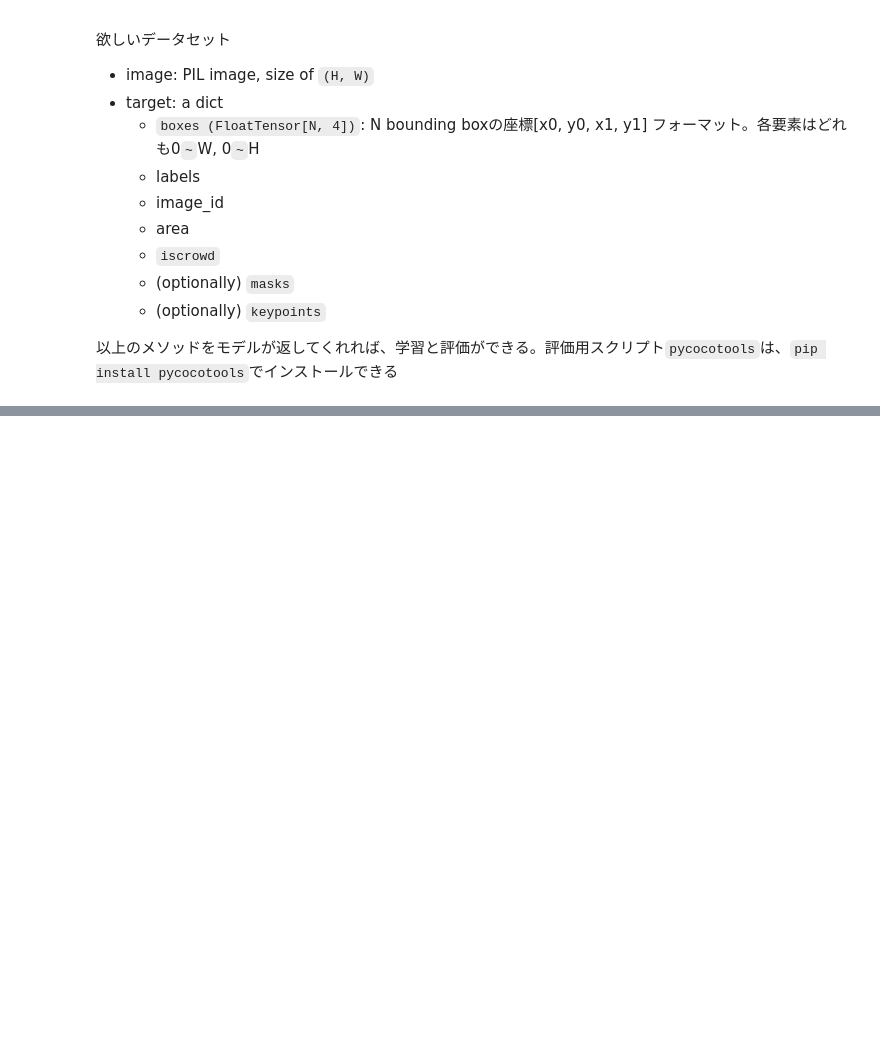
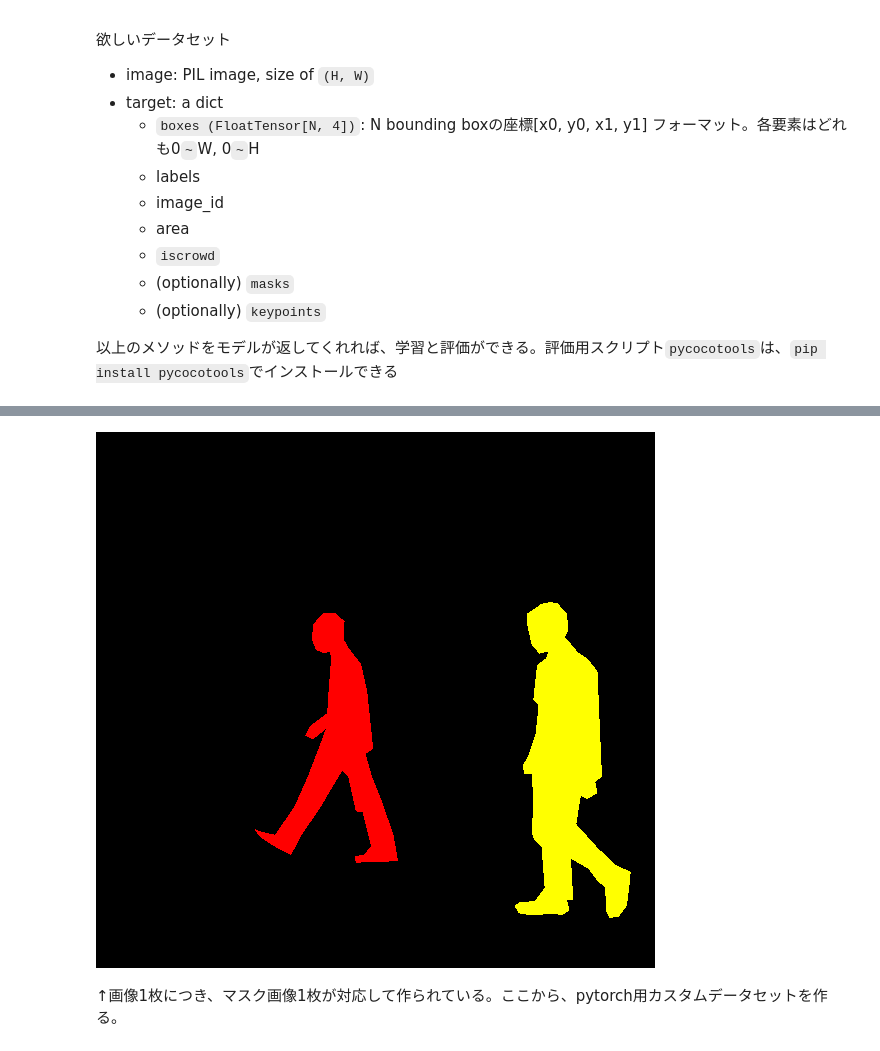
Before and after one commit to makkimaki/pytorch-practice, a Jupyter notebook: torchvision_finetuning_instance_segmentation.ipynb, the cells around one changed output, grey strips where cells are left out. Cells and saved outputs as stored; diff of their text form; code cells hidden in the pictures; blank space fills up the shorter version.

```diff
--- a/torchvision_finetuning_instance_segmentation.ipynb
+++ b/torchvision_finetuning_instance_segmentation.ipynb
@@ -21,0 +59,16 @@
+# %%
+mask = Image.open('PennFudanPed/PedMasks/FudanPed00001_mask.png')
+# each mask instance has a different color, from zero to N, where
+# N is the number of instances. In order to make visualization easier,
+# let's adda color palette to the mask.
+mask.putpalette([
+    0, 0, 0, # black background
+    255, 0, 0, # index 1 is red
+    255, 255, 0, # index 2 is yellow
+    255, 153, 0, # index 3 is orange
+])
+mask
+# %% [output]
+[figure, added]
+# %% [markdown]
+↑画像1枚につき、マスク画像1枚が対応して作られている。ここから、pytorch用カスタムデータセットを作る。
```
Also changed, not shown: parts of 6 cells of this notebook.
